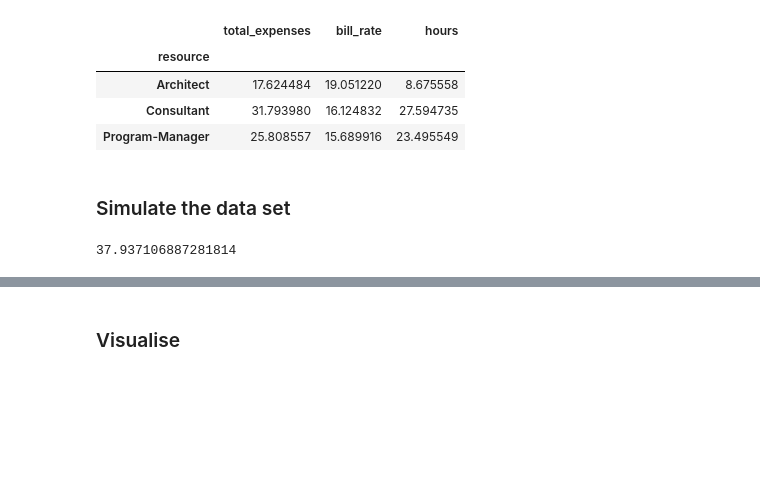
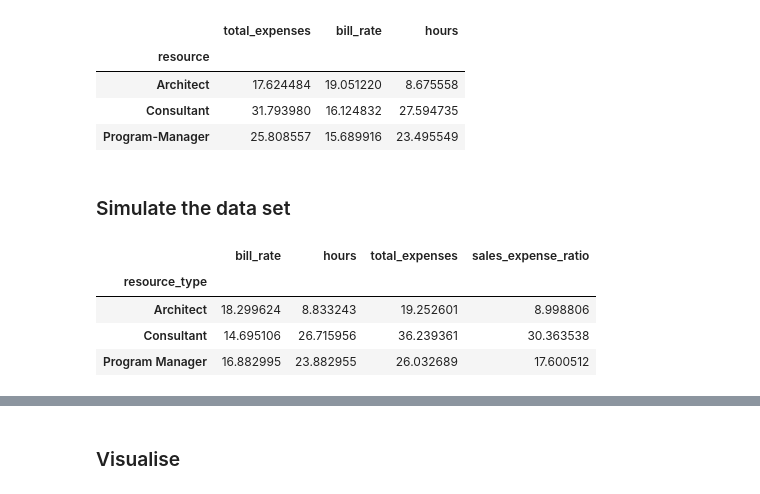
Before and after one commit to fionanealon/KPI, a Jupyter notebook: KPI.ipynb, the cells around one changed output, grey strips where cells are left out. Drawn from its saved outputs; the diff is of its cells as text; code cells hidden in the pictures; blank space fills up the shorter version.

```diff
--- a/KPI.ipynb
+++ b/KPI.ipynb
@@ -117,7 +117,11 @@ level2['resource_type'] = 'Consultant'
 level3['resource_type'] = 'Program Manager'
 df = pd.concat([level1, level2, level3])
 df = df.reset_index(drop=True)
-# %%
-df['hours'].min()
-# %% [output]
-37.937106887281814
+# %%
+df.groupby('resource_type').std()
+# %% [output]
+|  | bill_rate | hours | total_expenses | sales_expense_ratio |
+| resource_type |  |  |  |  |
+| Architect | 18.299624 | 8.833243 | 19.252601 | 8.998806 |
+| Consultant | 14.695106 | 26.715956 | 36.239361 | 30.363538 |
+| Program Manager | 16.882995 | 23.882955 | 26.032689 | 17.600512 |
```
Also changed, not shown: parts of 4 cells of this notebook.
